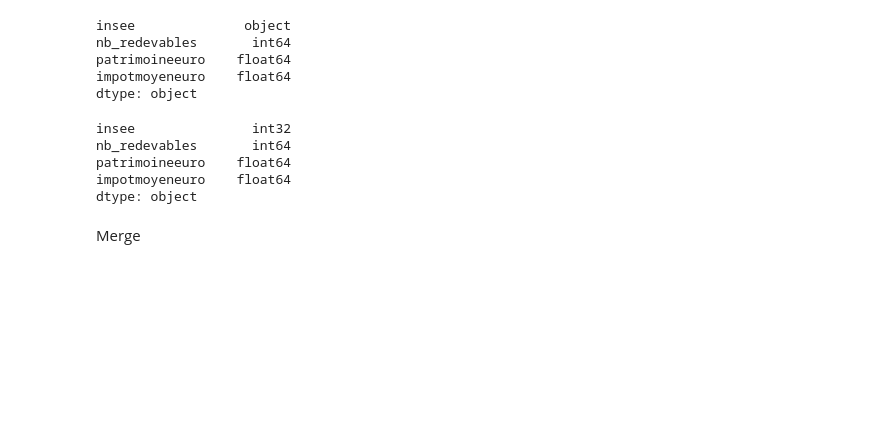
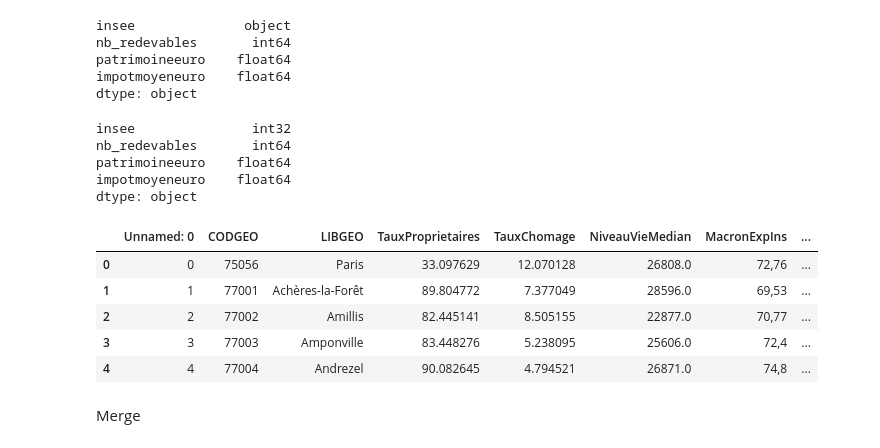
Before and after one commit to cerezamo/dataviz, a Jupyter notebook: variables.ipynb, the cells around one changed output. Drawn from its saved outputs; the diff is of its cells as text; code cells hidden in the pictures; blank space fills up the shorter version.

```diff
--- a/variables.ipynb
+++ b/variables.ipynb
@@ -172,3 +172,14 @@ nb_redevables       int64
 patrimoineeuro    float64
 impotmoyeneuro    float64
 dtype: object
+# %%
+#Base Sarah
+eco=pd.read_csv(dir+'\\brut\\data_final.csv')
+eco.head()
+# %% [output]
+|  | Unnamed: 0 | CODGEO | LIBGEO | TauxProprietaires | TauxChomage | NiveauVieMedian | MacronExpIns | ... |
+| 0 | 0 | 75056 | Paris | 33.097629 | 12.070128 | 26808.0 | 72,76 | ... |
+| 1 | 1 | 77001 | Achères-la-Forêt | 89.804772 | 7.377049 | 28596.0 | 69,53 | ... |
+| 2 | 2 | 77002 | Amillis | 82.445141 | 8.505155 | 22877.0 | 70,77 | ... |
+| 3 | 3 | 77003 | Amponville | 83.448276 | 5.238095 | 25606.0 | 72,4 | ... |
+| 4 | 4 | 77004 | Andrezel | 90.082645 | 4.794521 | 26871.0 | 74,8 | ... |
```
Also changed, not shown: parts of 4 cells of this notebook, 2 other files.
